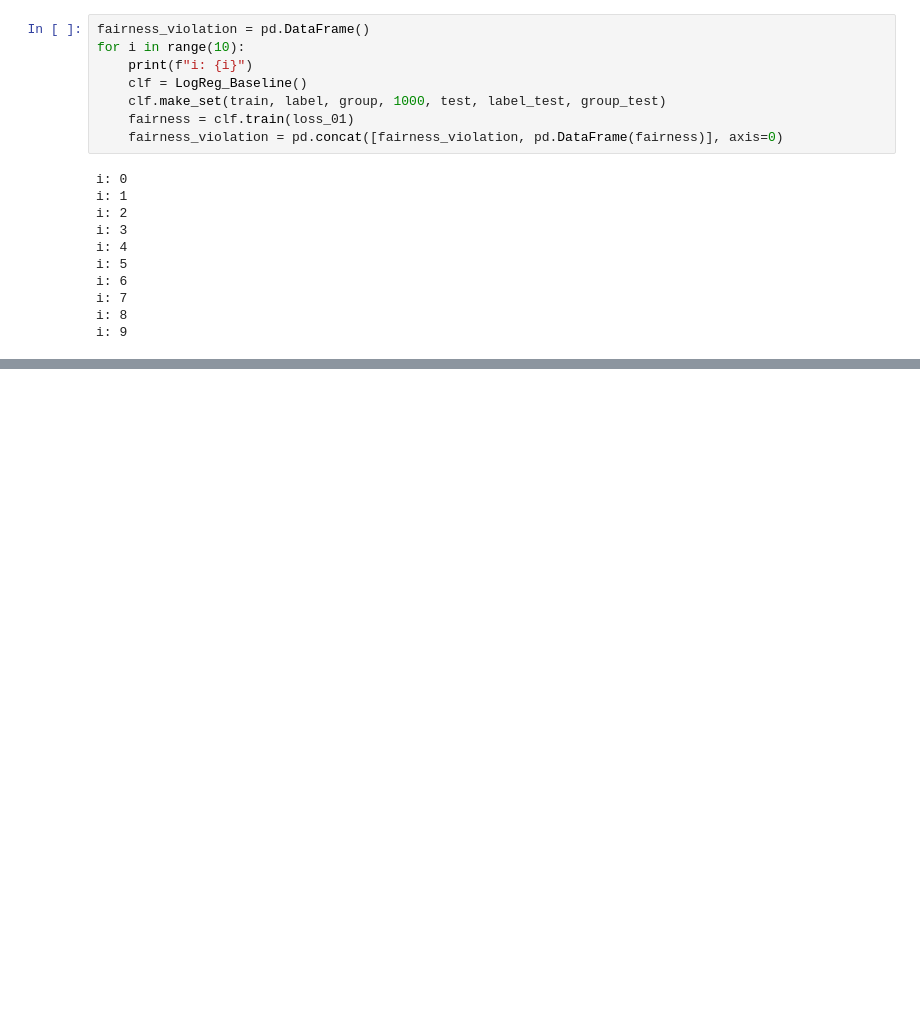
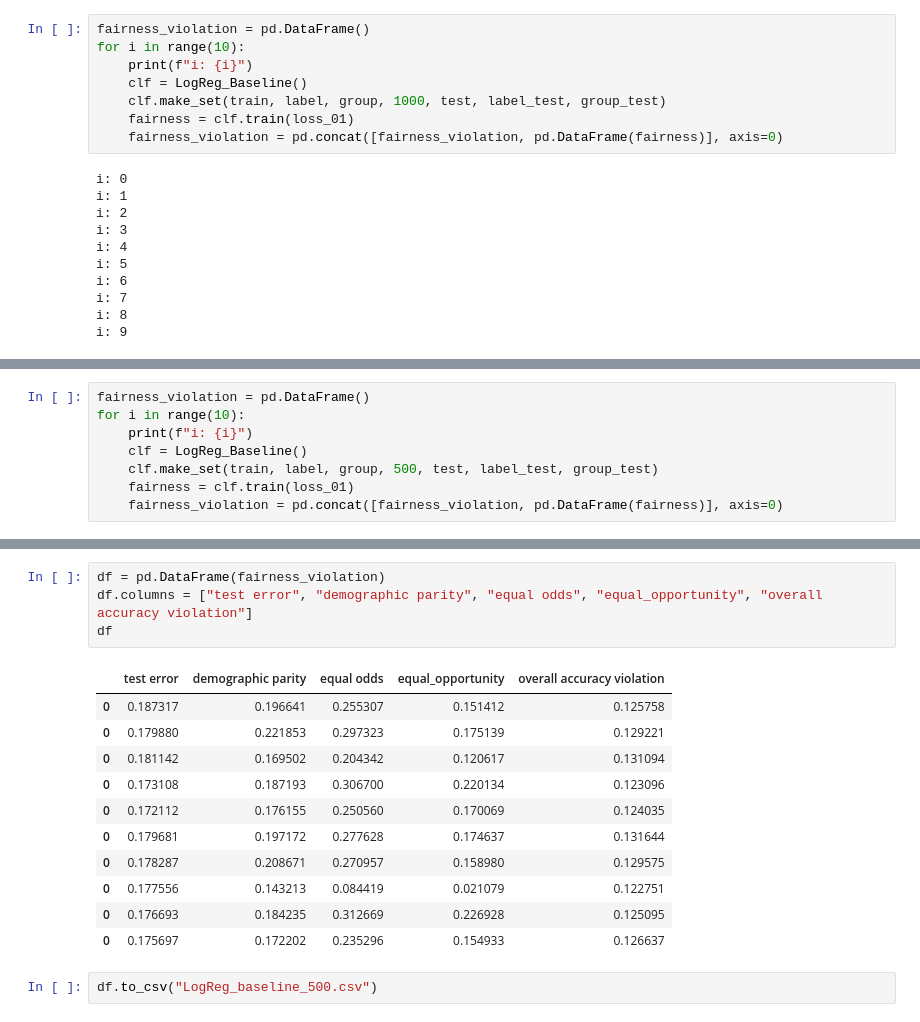
Before and after one commit to laurakn/undergrad_research_2022, a Jupyter notebook: run.ipynb, the cells around one changed output, grey strips where cells are left out. Drawn from its saved outputs; the diff is of its cells as text; blank space fills up the shorter version.

```diff
--- a/run.ipynb
+++ b/run.ipynb
@@ -452,0 +453,8 @@ df.to_csv("LogReg_baseline.csv")
+# %%
+fairness_violation = pd.DataFrame()
+for i in range(10):
+    print(f"i: {i}")
+    clf = LogReg_Baseline()
+    clf.make_set(train, label, group, 500, test, label_test, group_test)
+    fairness = clf.train(loss_01)
+    fairness_violation = pd.concat([fairness_violation, pd.DataFrame(fairness)], axis=0)
@@ -452,0 +472,18 @@ df.to_csv("LogReg_baseline.csv")
+# %%
+df = pd.DataFrame(fairness_violation)
+df.columns = ["test error", "demographic parity", "equal odds", "equal_opportunity", "overall accuracy violation"]
+df
+# %% [output]
+|  | test error | demographic parity | equal odds | equal_opportunity | overall accuracy violation |
+| 0 | 0.187317 | 0.196641 | 0.255307 | 0.151412 | 0.125758 |
+| 0 | 0.179880 | 0.221853 | 0.297323 | 0.175139 | 0.129221 |
+| 0 | 0.181142 | 0.169502 | 0.204342 | 0.120617 | 0.131094 |
+| 0 | 0.173108 | 0.187193 | 0.306700 | 0.220134 | 0.123096 |
+| 0 | 0.172112 | 0.176155 | 0.250560 | 0.170069 | 0.124035 |
+| 0 | 0.179681 | 0.197172 | 0.277628 | 0.174637 | 0.131644 |
+| 0 | 0.178287 | 0.208671 | 0.270957 | 0.158980 | 0.129575 |
+| 0 | 0.177556 | 0.143213 | 0.084419 | 0.021079 | 0.122751 |
+| 0 | 0.176693 | 0.184235 | 0.312669 | 0.226928 | 0.125095 |
+| 0 | 0.175697 | 0.172202 | 0.235296 | 0.154933 | 0.126637 |
+# %%
+df.to_csv("LogReg_baseline_500.csv")
```
Also changed, not shown: parts of 3 cells of this notebook, 9 other files.
